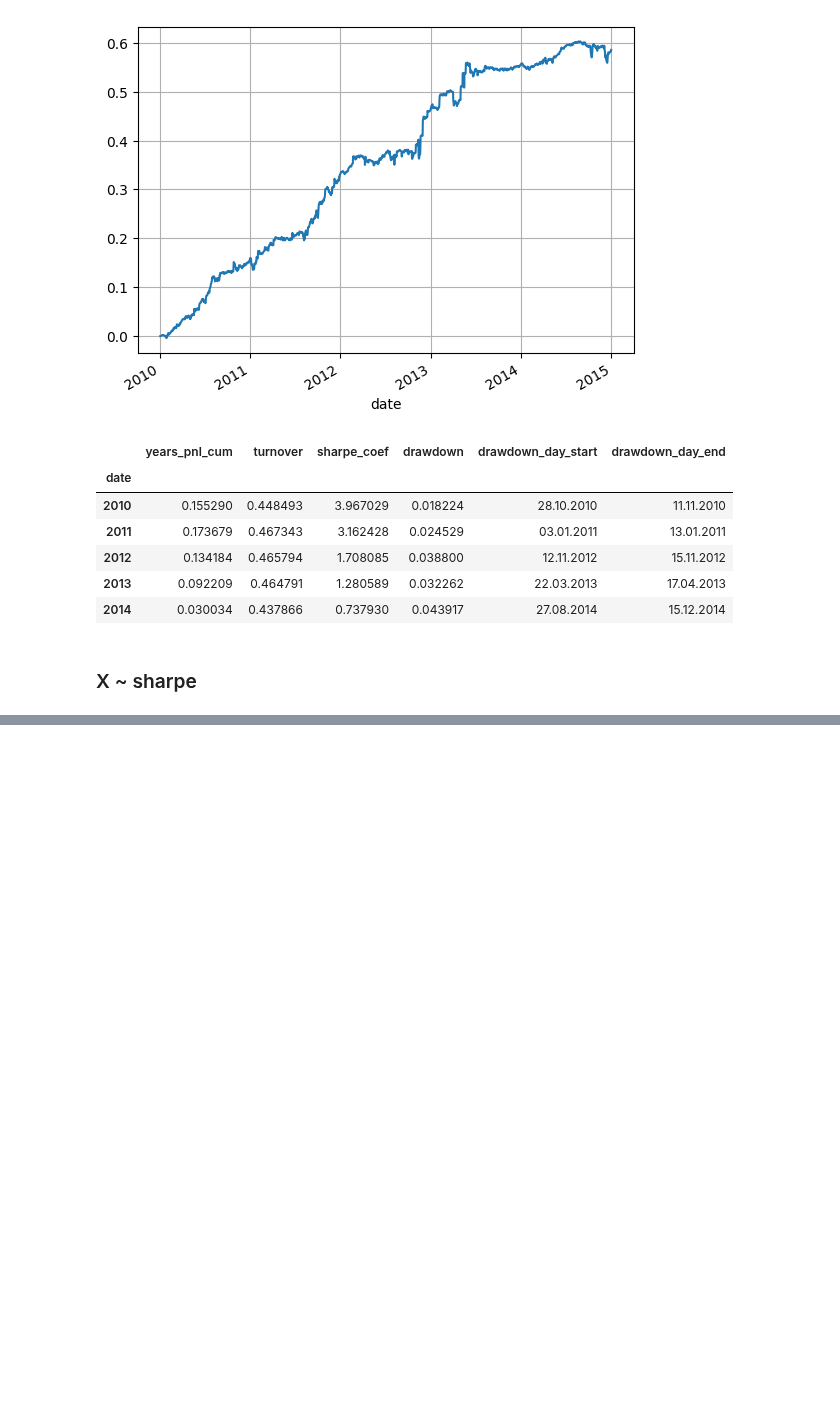
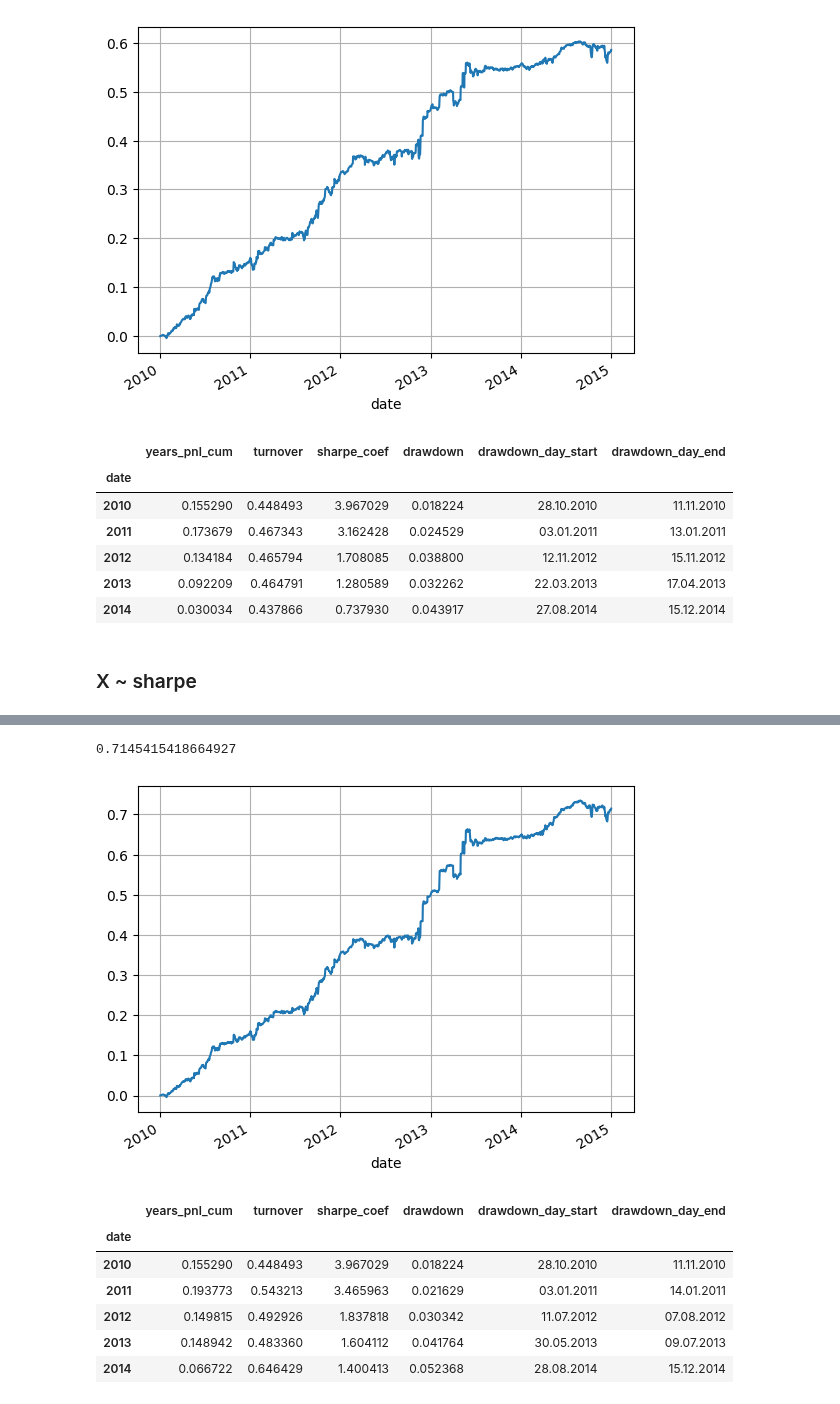
Before and after one commit to ChingisBadmaev/sirius_university, a Jupyter notebook: finding_alphas/task_list_3/portfolio.ipynb, the cells around one changed output, grey strips where cells are left out. Drawn from its saved outputs; the diff is of its cells as text; code cells hidden in the pictures; blank space fills up the shorter version.

```diff
--- a/finding_alphas/task_list_3/portfolio.ipynb
+++ b/finding_alphas/task_list_3/portfolio.ipynb
@@ -440,0 +446,28 @@ alpha_stats(data_returns, get_portfolio_sharpe(data_returns, alpha_1, alpha_2, a
+# %%
+def get_portfolio_cumpnl(data_returns, *args):
+    years = np.array((data_returns.groupby(data_returns.index.year).size())).cumsum()
+    portfolio_sharpe = pd.DataFrame(np.zeros(data_returns.shape))
+    portfolio_sharpe.index = data_returns.index
+    portfolio_sharpe.columns = data_returns.columns
+    portfolio_sharpe.iloc[:years[0]] = (sum(args) / 5).iloc[:years[0]]
+    # проход по годам
+    for i in range(1, len(years)):
+        X = np.zeros(len(args))
+        # проход по альфам
+        for j in range(len(args)):
+            X[j] = get_pnl(data_returns, args[j], 1).iloc[i]
+            portfolio_sharpe.iloc[years[i - 1] : years[i]] += args[j].iloc[years[i - 1] : years[i]] * X[j]
+        portfolio_sharpe.iloc[years[i - 1] : years[i]] /= X.sum()
+    return portfolio_sharpe
+# %%
+alpha_stats(data_returns, get_portfolio_cumpnl(data_returns, alpha_1, alpha_2, alpha_3, alpha_4, alpha_5))
+# %% [output]
+0.7145415418664927
+[figure, added]
+|  | years_pnl_cum | turnover | sharpe_coef | drawdown | drawdown_day_start | drawdown_day_end |
+| date |  |  |  |  |  |  |
+| 2010 | 0.155290 | 0.448493 | 3.967029 | 0.018224 | 28.10.2010 | 11.11.2010 |
+| 2011 | 0.193773 | 0.543213 | 3.465963 | 0.021629 | 03.01.2011 | 14.01.2011 |
+| 2012 | 0.149815 | 0.492926 | 1.837818 | 0.030342 | 11.07.2012 | 07.08.2012 |
+| 2013 | 0.148942 | 0.483360 | 1.604112 | 0.041764 | 30.05.2013 | 09.07.2013 |
+| 2014 | 0.066722 | 0.646429 | 1.400413 | 0.052368 | 28.08.2014 | 15.12.2014 |
```
Also changed, not shown: parts of 4 cells of this notebook.
